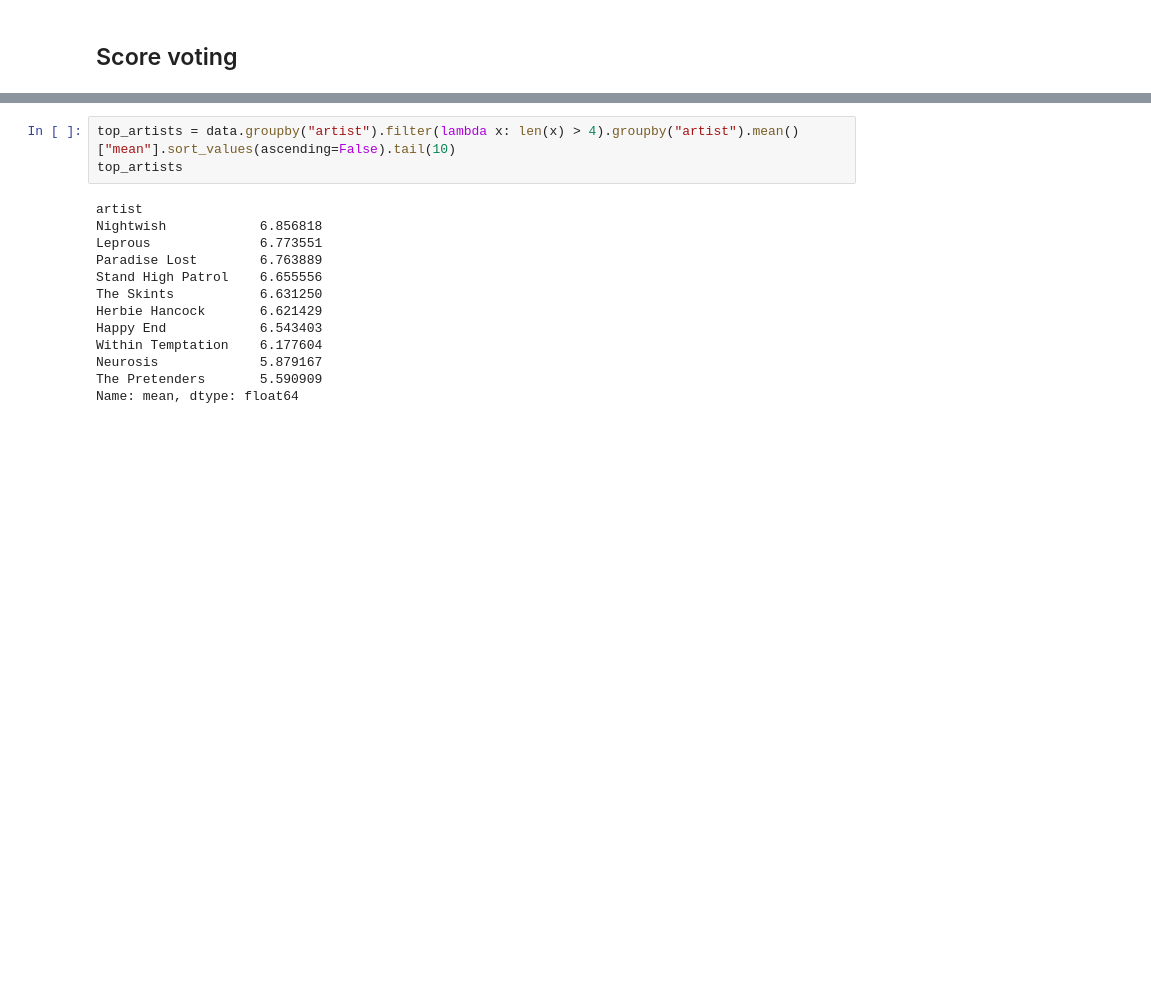
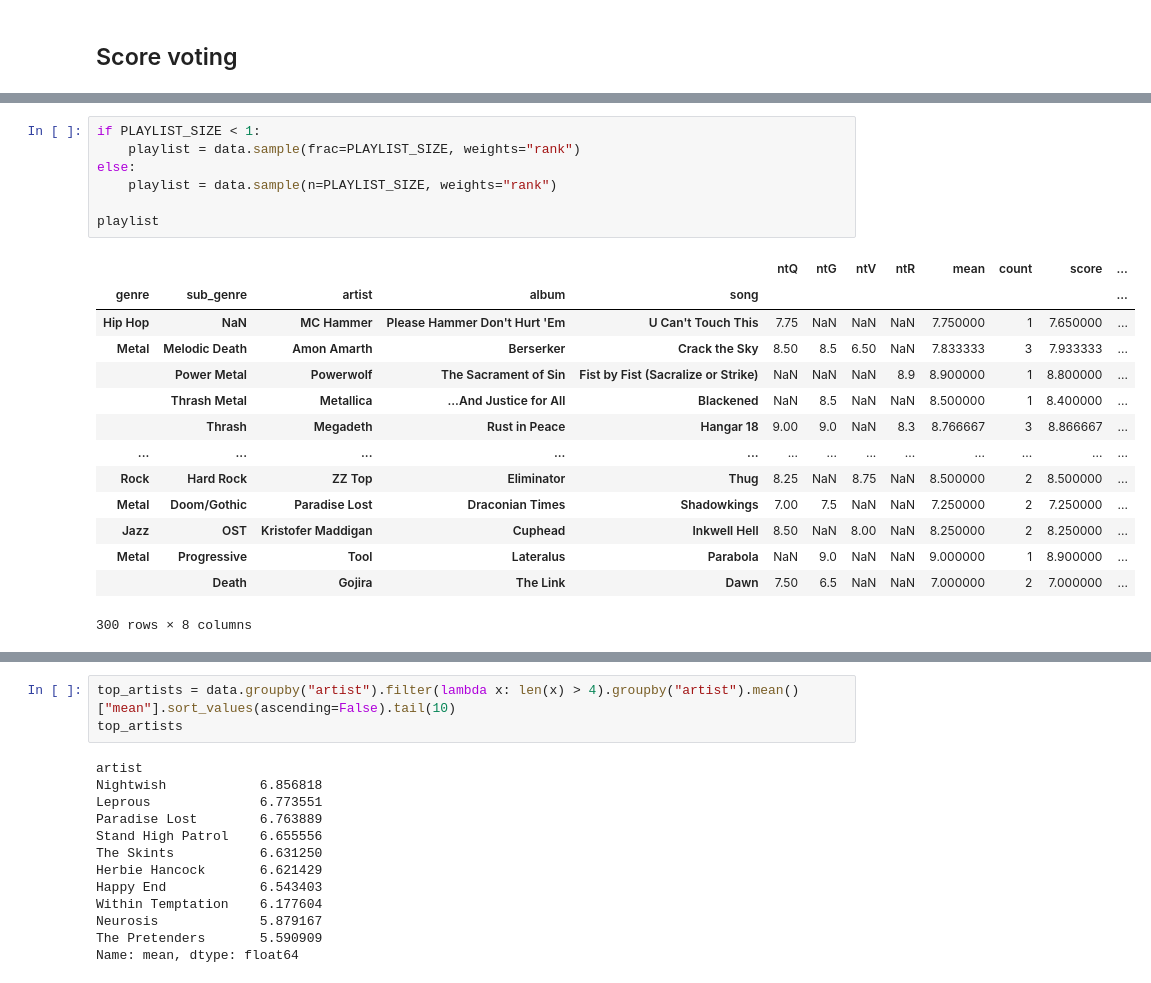
Before and after one commit to QuVil/mon-bot-le-dj-old, a Jupyter notebook: prototyping/prototyping.ipynb, the cells around one changed output, grey strips where cells are left out. Drawn from its saved outputs; the diff is of its cells as text; blank space fills up the shorter version.

```diff
--- a/prototyping/prototyping.ipynb
+++ b/prototyping/prototyping.ipynb
@@ -94,0 +126,22 @@ data[data["count"] > 1].sort_values("mean", ascending=False)
+# %%
+if PLAYLIST_SIZE < 1:
+    playlist = data.sample(frac=PLAYLIST_SIZE, weights="rank")
+else:
+    playlist = data.sample(n=PLAYLIST_SIZE, weights="rank")
+
+playlist
+# %% [output]
+|  |  |  |  |  | ntQ | ntG | ntV | ntR | mean | count | score | ... |
+| genre | sub_genre | artist | album | song |  |  |  |  |  |  |  | ... |
+| Hip Hop | NaN | MC Hammer | Please Hammer Don't Hurt 'Em | U Can't Touch This | 7.75 | NaN | NaN | NaN | 7.750000 | 1 | 7.650000 | ... |
+| Metal | Melodic Death | Amon Amarth | Berserker | Crack the Sky | 8.50 | 8.5 | 6.50 | NaN | 7.833333 | 3 | 7.933333 | ... |
+|  | Power Metal | Powerwolf | The Sacrament of Sin | Fist by Fist (Sacralize or Strike) | NaN | NaN | NaN | 8.9 | 8.900000 | 1 | 8.800000 | ... |
+|  | Thrash Metal | Metallica | ...And Justice for All | Blackened | NaN | 8.5 | NaN | NaN | 8.500000 | 1 | 8.400000 | ... |
+|  | Thrash | Megadeth | Rust in Peace | Hangar 18 | 9.00 | 9.0 | NaN | 8.3 | 8.766667 | 3 | 8.866667 | ... |
+| ... | ... | ... | ... | ... | ... | ... | ... | ... | ... | ... | ... | ... |
+| Rock | Hard Rock | ZZ Top | Eliminator | Thug | 8.25 | NaN | 8.75 | NaN | 8.500000 | 2 | 8.500000 | ... |
+| Metal | Doom/Gothic | Paradise Lost | Draconian Times | Shadowkings | 7.00 | 7.5 | NaN | NaN | 7.250000 | 2 | 7.250000 | ... |
+| Jazz | OST | Kristofer Maddigan | Cuphead | Inkwell Hell | 8.50 | NaN | 8.00 | NaN | 8.250000 | 2 | 8.250000 | ... |
+| Metal | Progressive | Tool | Lateralus | Parabola | NaN | 9.0 | NaN | NaN | 9.000000 | 1 | 8.900000 | ... |
+|  | Death | Gojira | The Link | Dawn | 7.50 | 6.5 | NaN | NaN | 7.000000 | 2 | 7.000000 | ... |
+300 rows × 8 columns
```
Also changed, not shown: parts of 10 cells of this notebook, 2 other files.
